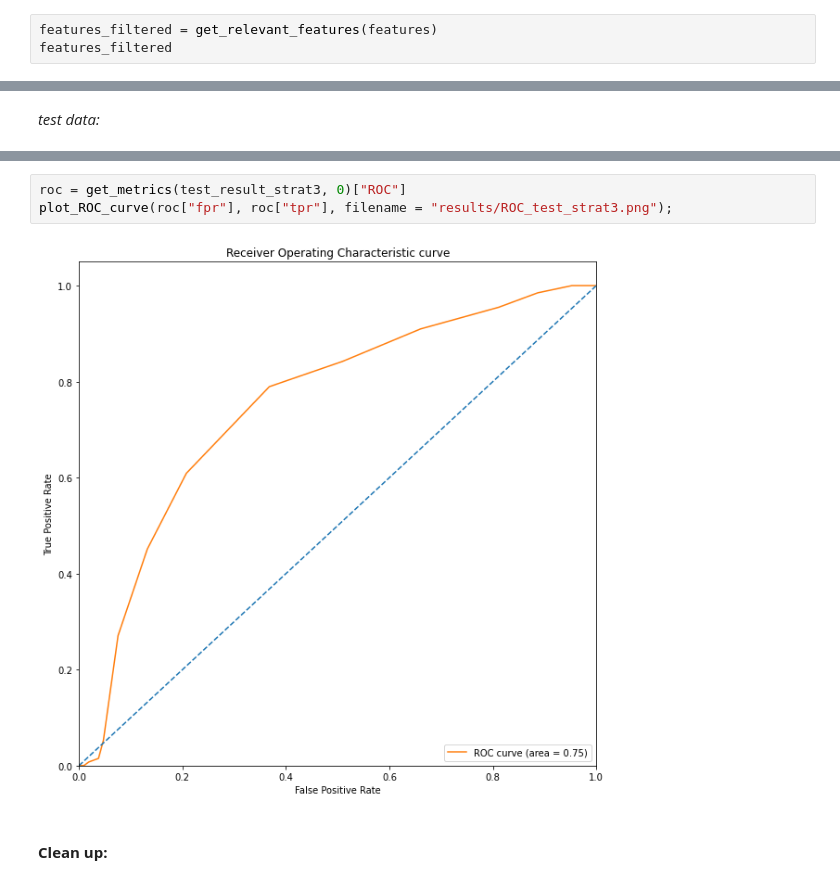
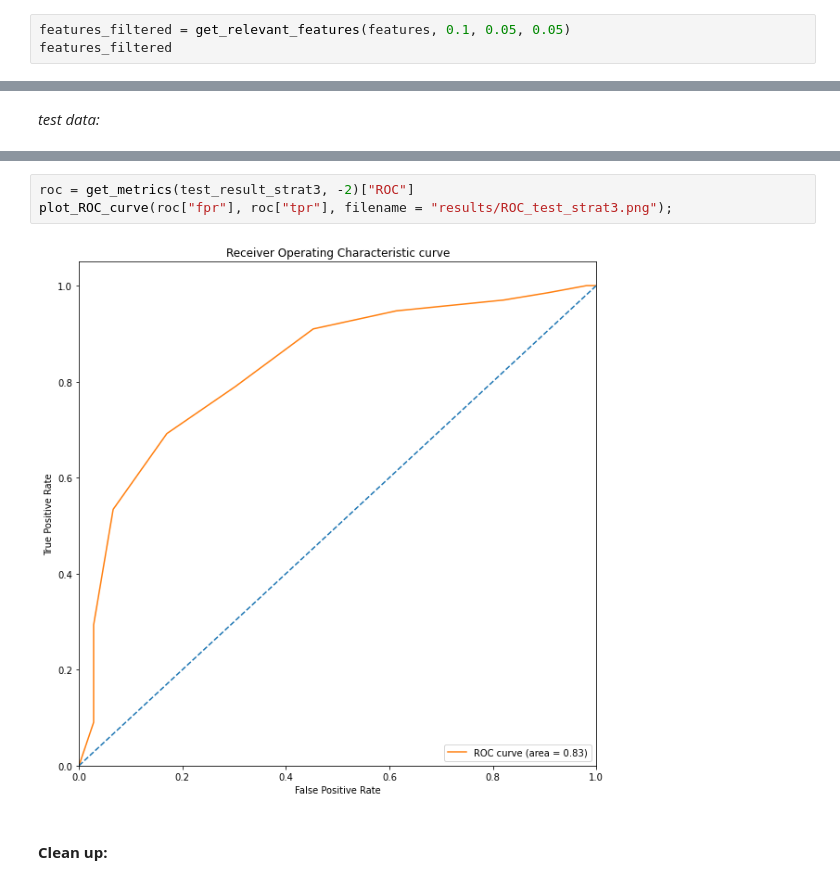
Before and after one commit to michabirklbauer/protein_docking, a Jupyter notebook: data/acetylcholinesterase/scoring/scoring.ipynb, the cells around one changed output, grey strips where cells are left out. Saved outputs shown, nothing was run; the diff lists cells and outputs as text.

```diff
--- a/data/acetylcholinesterase/scoring/scoring.ipynb
+++ b/data/acetylcholinesterase/scoring/scoring.ipynb
@@ -74,5 +115,5 @@ features
 # %%
-features_filtered = get_relevant_features(features)
+features_filtered = get_relevant_features(features, 0.1, 0.05, 0.05)
 features_filtered
 # %% [output]
 |  | INDEX | INTERACTION | DIFFERENCE | ACTIVE_FREQUENCY | INACTIVE_FREQUENCY |
@@ -321,8 +359,8 @@ plot_confusion_matrix(get_metrics(test_result_strat3, 0)["CM"], classes = [0, 1]
 # %%
-roc = get_metrics(test_result_strat3, 0)["ROC"]
+roc = get_metrics(test_result_strat3, -2)["ROC"]
 plot_ROC_curve(roc["fpr"], roc["tpr"], filename = "results/ROC_test_strat3.png");
 # %% [output]
-[figure, old version]
+[figure, new version]
 # %% [markdown]
 #### **Clean up:**
 # %%
```
Also changed, not shown: parts of 23 cells of this notebook, 10 other files.
